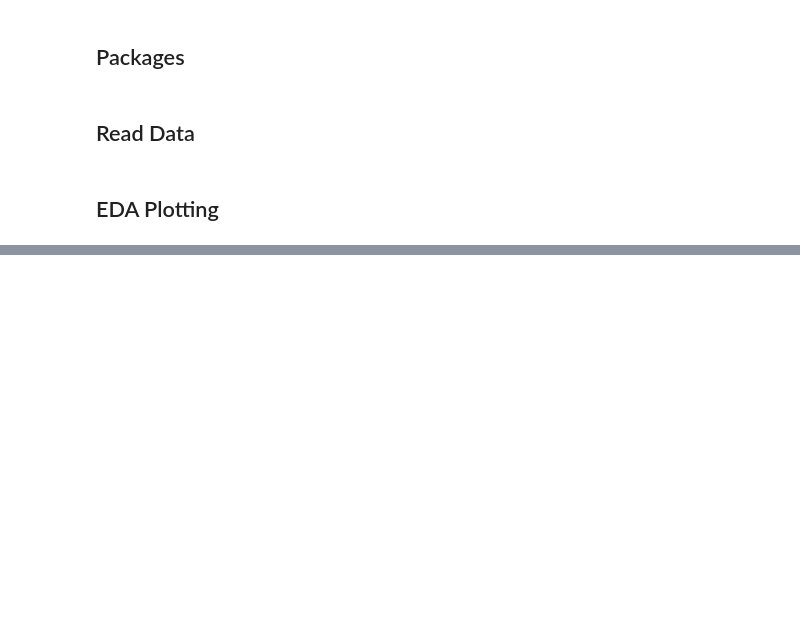
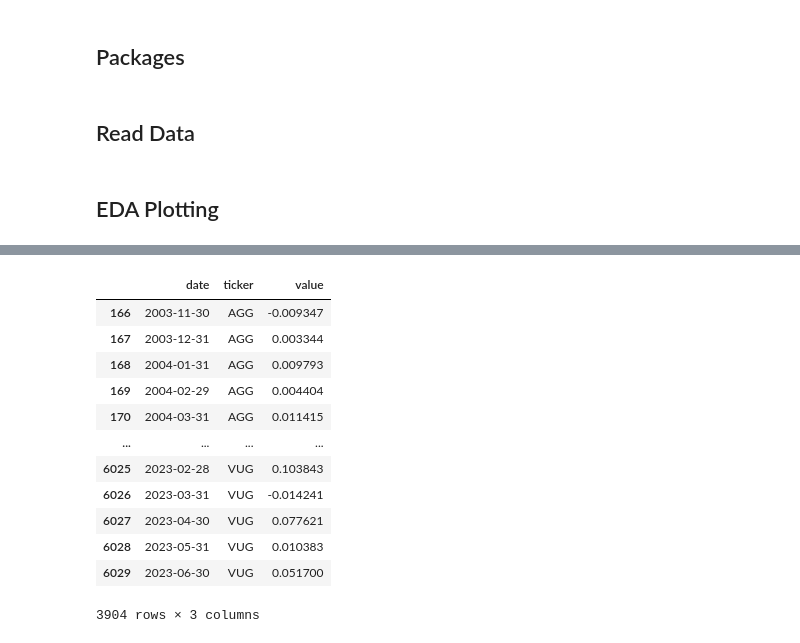
Before and after one commit to diegodalvarez/NYFedFinancialsCondition, a Jupyter notebook: model.ipynb, the cells around one changed output, grey strips where cells are left out. Cells and saved outputs as stored; diff of their text form; code cells hidden in the pictures; blank space fills up the shorter version.

```diff
--- a/model.ipynb
+++ b/model.ipynb
@@ -103,0 +222,16 @@ plt.show()
+# %%
+df_monthly_rtn
+# %% [output]
+|  | date | ticker | value |
+| 166 | 2003-11-30 | AGG | -0.009347 |
+| 167 | 2003-12-31 | AGG | 0.003344 |
+| 168 | 2004-01-31 | AGG | 0.009793 |
+| 169 | 2004-02-29 | AGG | 0.004404 |
+| 170 | 2004-03-31 | AGG | 0.011415 |
+| ... | ... | ... | ... |
+| 6025 | 2023-02-28 | VUG | 0.103843 |
+| 6026 | 2023-03-31 | VUG | -0.014241 |
+| 6027 | 2023-04-30 | VUG | 0.077621 |
+| 6028 | 2023-05-31 | VUG | 0.010383 |
+| 6029 | 2023-06-30 | VUG | 0.051700 |
+3904 rows × 3 columns
```
Also changed, not shown: parts of 19 cells of this notebook.
